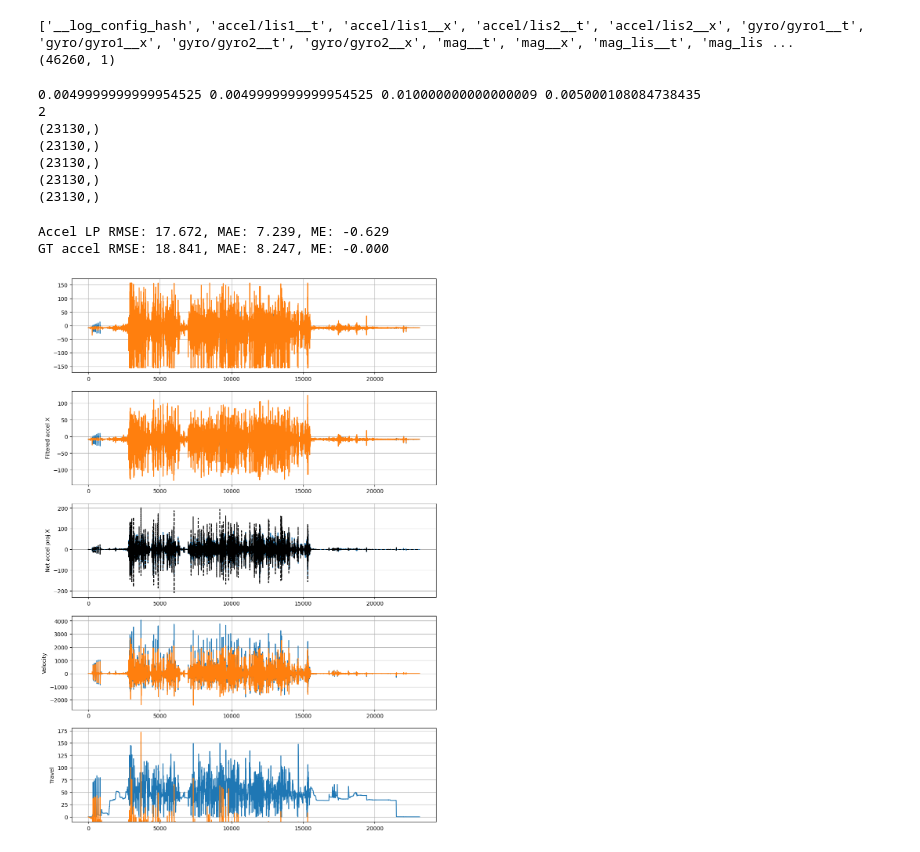
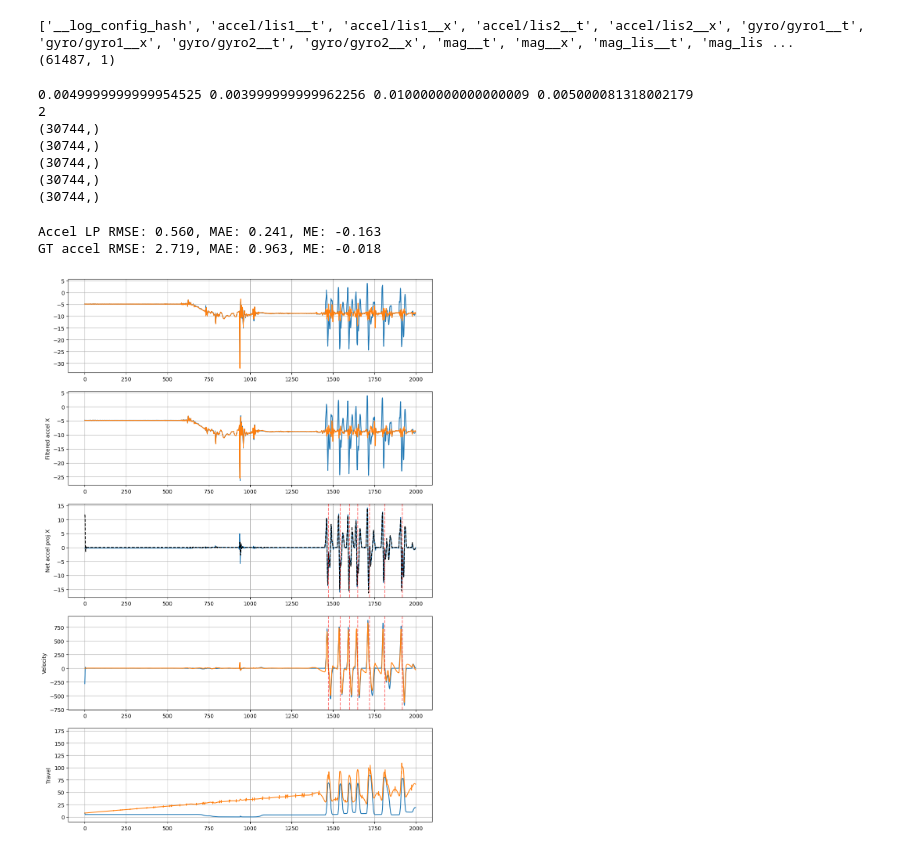
Before and after one commit to colinpate/sus, a Jupyter notebook: cal.ipynb, the cells around one changed output. Cells and saved outputs as stored; diff of their text form; code cells hidden in the pictures.

```diff
--- a/cal.ipynb
+++ b/cal.ipynb
@@ -131,7 +133,7 @@ def spectrogram(x, fs, chunk_size, step, plot=True, freq_ds=1, vmax=None):
 # x = np.loadtxt("sensor.csv")  # or however you load your data
 # f, mag, mag_db = fft_and_histogram(x, fs=100.0)
 # %%
-log_filename = "log080"
+log_filename = "log078"
 out_dir = f"backend/run_artifacts/{log_filename}/cache/"
 ws_file = out_dir + "/all.npz"
 ws = np.load(ws_file)
@@ -154,7 +156,7 @@ a_s1_x = a_s1[:, 0]
 print(a_proj.shape)
 # %% [output]
 ['__log_config_hash', 'accel/lis1__t', 'accel/lis1__x', 'accel/lis2__t', 'accel/lis2__x', 'gyro/gyro1__t', 'gyro/gyro1__x', 'gyro/gyro2__t', 'gyro/gyro2__x', 'mag__t', 'mag__x', 'mag_lis__t', 'mag_lis ...
-(46260, 1)
+(61487, 1)
 # %%
 
 dt_s = np.diff(t, prepend=t[0]-0.01)
@@ -199,19 +201,18 @@ if dec:
 dt_s = np.diff(t, prepend=t[0]-0.01)
 print(dt_s.shape)
 print(travel.shape)
-v = np.diff(travel, prepend=travel[0]) / dt_s
-a_gt = np.diff(v, prepend=v[0]) / dt_s
+t, a_meas, a_gt, v = derive_gt(ws, use_gradient=True, use_raw=False)
 print(dt_s.shape)
 print(travel.shape)
 print(mag_proj.shape)
 # %% [output]
-0.0049999999999954525 0.0049999999999954525 0.010000000000000009 0.005000108084738435
+0.0049999999999954525 0.003999999999962256 0.010000000000000009 0.005000081318002179
 2
-(23130,)
-(23130,)
-(23130,)
-(23130,)
-(23130,)
+(30744,)
+(30744,)
+(30744,)
+(30744,)
+(30744,)
 # %%
 # Plot stuff
 
@@ -222,7 +223,8 @@ print(mag_proj.shape)
 #roi = slice(76950, 77100) # jump in log038
 #roi = slice(7750, 18250)# jump in log030
 #roi = slice(24800, 25200)
-roi = slice(0, -1)
+roi = slice(3500, 4000) # log056 cal pulse
+roi = slice(0, 2000)
 
 net_accel = a_proj_lhp
 a_int_roi = np.cumsum(net_accel[roi] - np.mean(net_accel)) * dt_s[roi] * 1000 # mm/s
@@ -243,40 +245,40 @@ plt.grid()
 
 plt.subplot(5, 1, 3)
 plt.ylabel("Net accel proj X")
 #plt.plot(a_proj[roi])
 plt.plot(a_proj_lp[roi])
-plt.plot(a_gt[roi] / 1000, label="GT accel", color="k", linestyle="--")
+plt.plot(a_gt[roi], label="GT accel", color="k", linestyle="--")
 mag_zvs = mag_zv_points - roi.start
 for z in mag_zvs:
     if z < 0 or z >= roi.stop - roi.start:
         continue
     plt.axvline(z, color="r", linestyle="--", alpha=0.5)
 plt.grid()
 
-acc_err = a_proj_lp[roi] - (a_gt[roi] / 1000)
-print_err_stats(a_proj_lp[roi], a_gt[roi] / 1000, prefix="Accel LP")
-print_err_stats(0, a_gt[roi] / 1000, prefix="GT accel")
+acc_err = a_proj_lp[roi] - a_gt[roi]
+print_err_stats(a_proj_lp[roi], a_gt[roi], prefix="Accel LP")
+print_err_stats(0, a_gt[roi], prefix="GT accel")
 
 plt.subplot(5, 1, 4)
 plt.ylabel("Velocity")
 plt.plot(v[roi])
 plt.plot(a_int_roi)
 for z in mag_zvs:
     if z < 0 or z >= roi.stop - roi.start:
         continue
     plt.axvline(z, color="r", linestyle="--", alpha=0.5)
 plt.grid()
 
 plt.subplot(5, 1, 5)
 plt.ylabel("Travel")
 plt.plot(travel[roi])
 plt.plot(a_intint_roi)
 plt.ylim(-10, 180)
 plt.grid(which="both")
 # %% [output]
-Accel LP RMSE: 17.672, MAE: 7.239, ME: -0.629
-GT accel RMSE: 18.841, MAE: 8.247, ME: -0.000
+Accel LP RMSE: 0.560, MAE: 0.241, ME: -0.163
+GT accel RMSE: 2.719, MAE: 0.963, ME: -0.018
-[figure, old version]
+[figure, new version]
 # %%
 plt.figure(figsize=(12, 18))
 plt.subplot(6, 1, 4)
```
Also changed, not shown: parts of 17 cells of this notebook.
